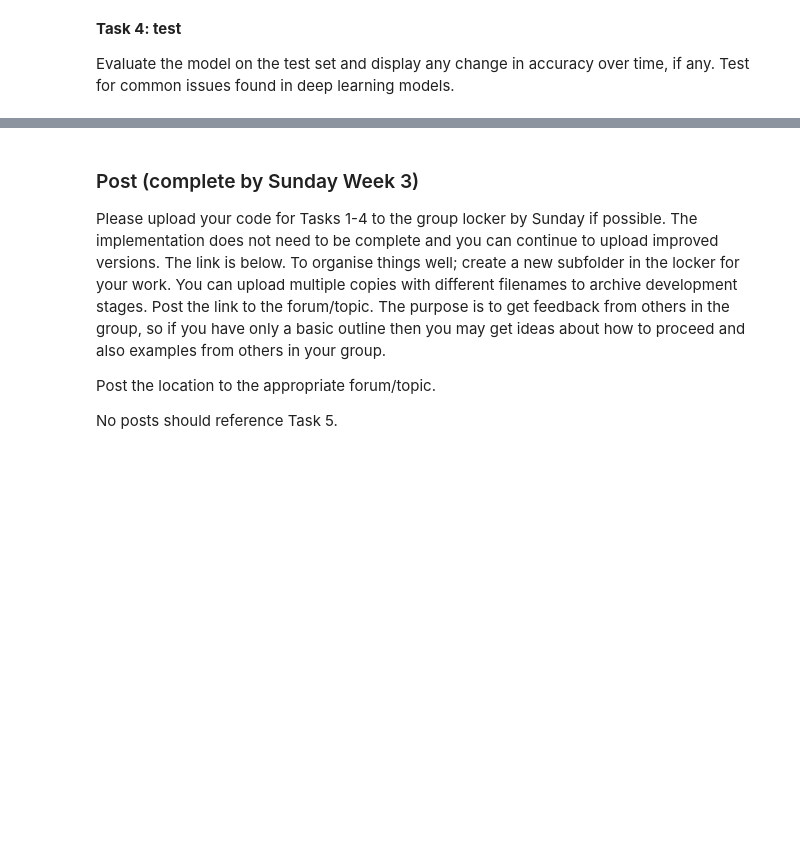
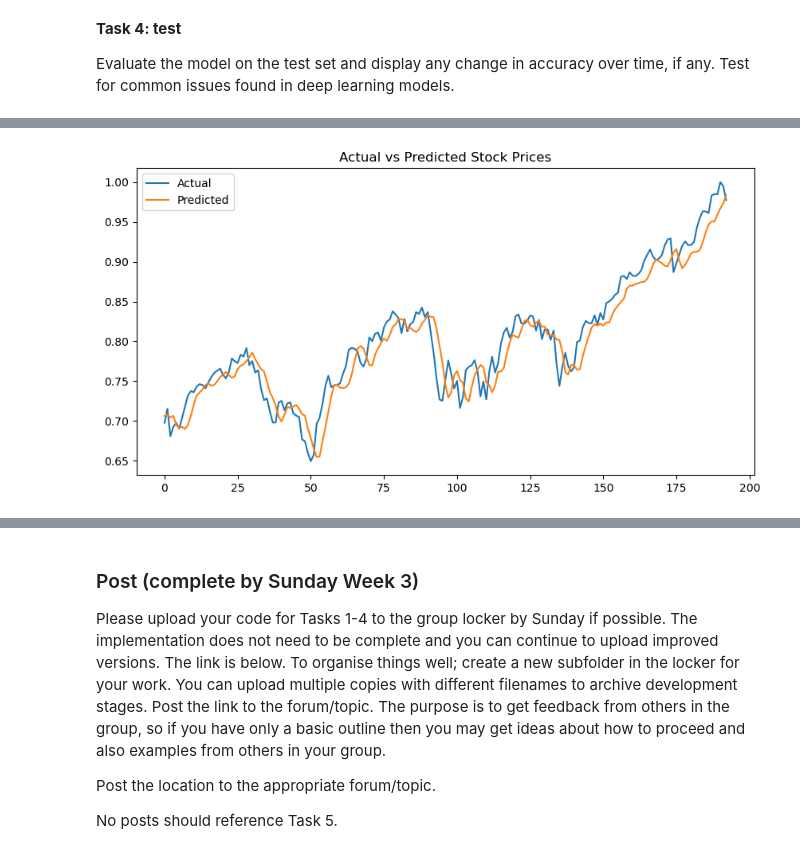
Before and after one commit to davidsheridan3/CS5004_Deep_Learning-2025-6_semester2, a Jupyter notebook: Etivity2_24300446.ipynb, the cells around one changed output, grey strips where cells are left out. Drawn from its saved outputs; the diff is of its cells as text; code cells hidden in the pictures; blank space fills up the shorter version.

```diff
--- a/Etivity2_24300446.ipynb
+++ b/Etivity2_24300446.ipynb
@@ -49,0 +389,12 @@ Evaluate the model on the test set and display any change in accuracy over time,
+# %%
+#Actual vs Predicted Plot
+plt.figure(figsize=(10,5))
+
+plt.plot(test_actual, label="Actual")
+plt.plot(test_predictions, label="Predicted")
+
+plt.title("Actual vs Predicted Stock Prices")
+plt.legend()
+plt.show()
+# %% [output]
+[figure, added]
```
Also changed, not shown: parts of 25 cells of this notebook, 1 other file.
